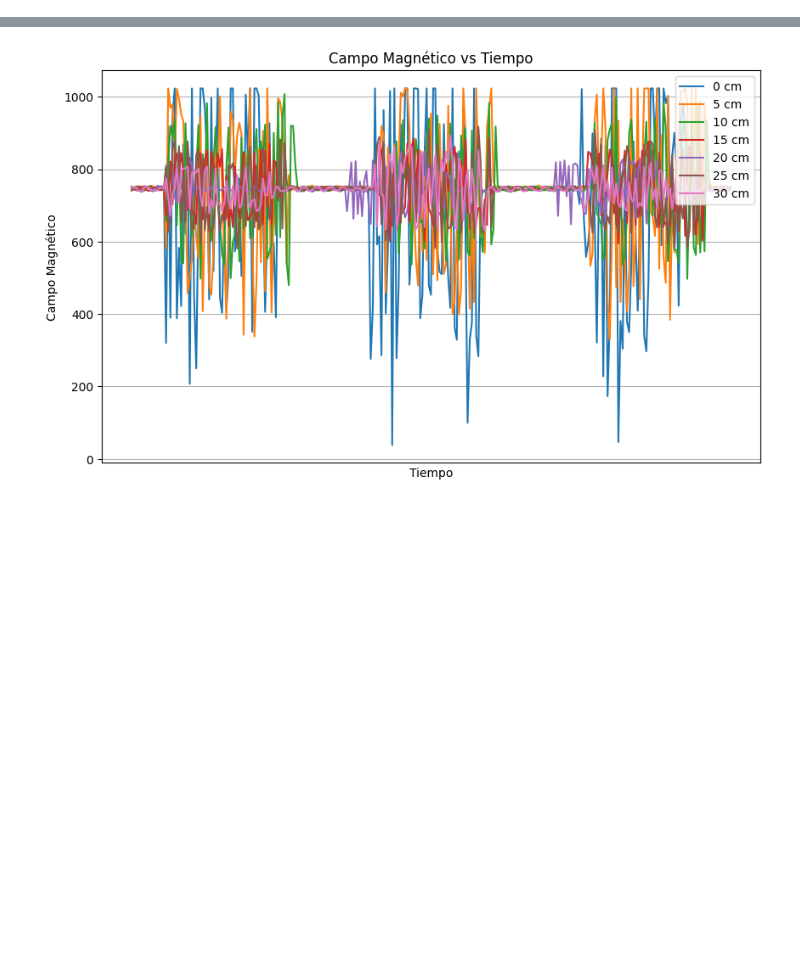
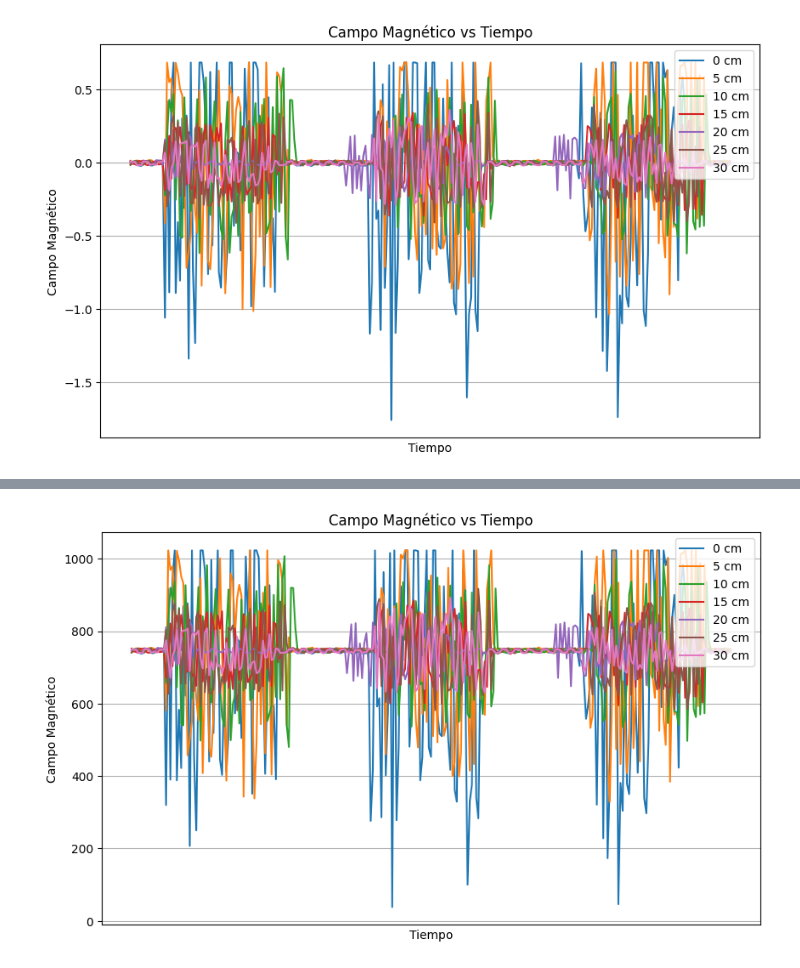
Before and after one commit to Hdavid1123/F-sica-Experimental-II-2024-1, a Jupyter notebook: Proyecto_Final/magneticfield.ipynb, the cells around one changed output, grey strips where cells are left out. Drawn from its saved outputs; the diff is of its cells as text; code cells hidden in the pictures; blank space fills up the shorter version.

Commit message:
Gráficas Campo Magnético vs Tiempo

```diff
--- a/Proyecto_Final/magneticfield.ipynb
+++ b/Proyecto_Final/magneticfield.ipynb
@@ -21,0 +35,8 @@ print(df[9:])
+# %%
+#Calculo de Vcc
+
+N0 = 747
+
+Vcc = 2 * N0 * (3.3 / 1023)
+
+print(Vcc)
@@ -21,0 +45,10 @@ print(df[9:])
+# %%
+#Calculo de Campo Magnético
+
+def CampoMagnetico(n):
+    return (6.6*n - 1023*Vcc)/(2046*1.3)
+
+print(CampoMagnetico(3))
+
+df_campo = df.applymap(CampoMagnetico)
+print(df_campo)
@@ -21,0 +71,23 @@ print(df[9:])
+# %%
+#Gráfica de todas las distancias.
+
+plt.figure(figsize=(10, 6))
+
+# Graficar cada columna
+for column in df_campo.columns:
+    plt.plot(df_campo[column], label=column)
+
+# Ajustar etiquetas y título
+plt.xlabel('Tiempo')
+plt.ylabel('Campo Magnético')
+plt.title('Campo Magnético vs Tiempo')
+plt.legend(loc='upper right')
+
+# Quitar los números del eje x
+plt.xticks([])
+
+# Mostrar la gráfica
+plt.grid(True)
+plt.show()
+# %% [output]
+[figure, added]
```
Also changed, not shown: parts of 8 cells of this notebook.
